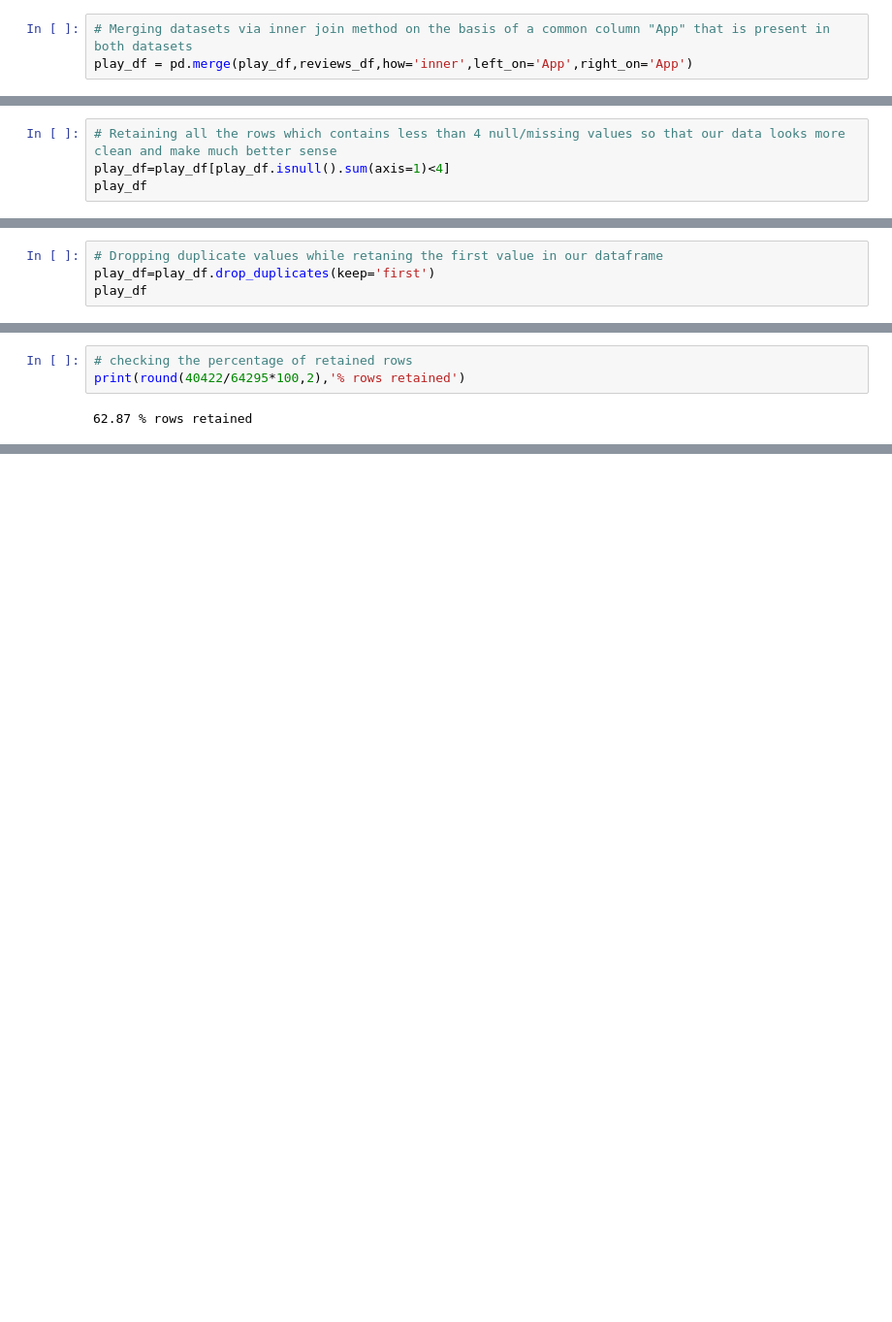
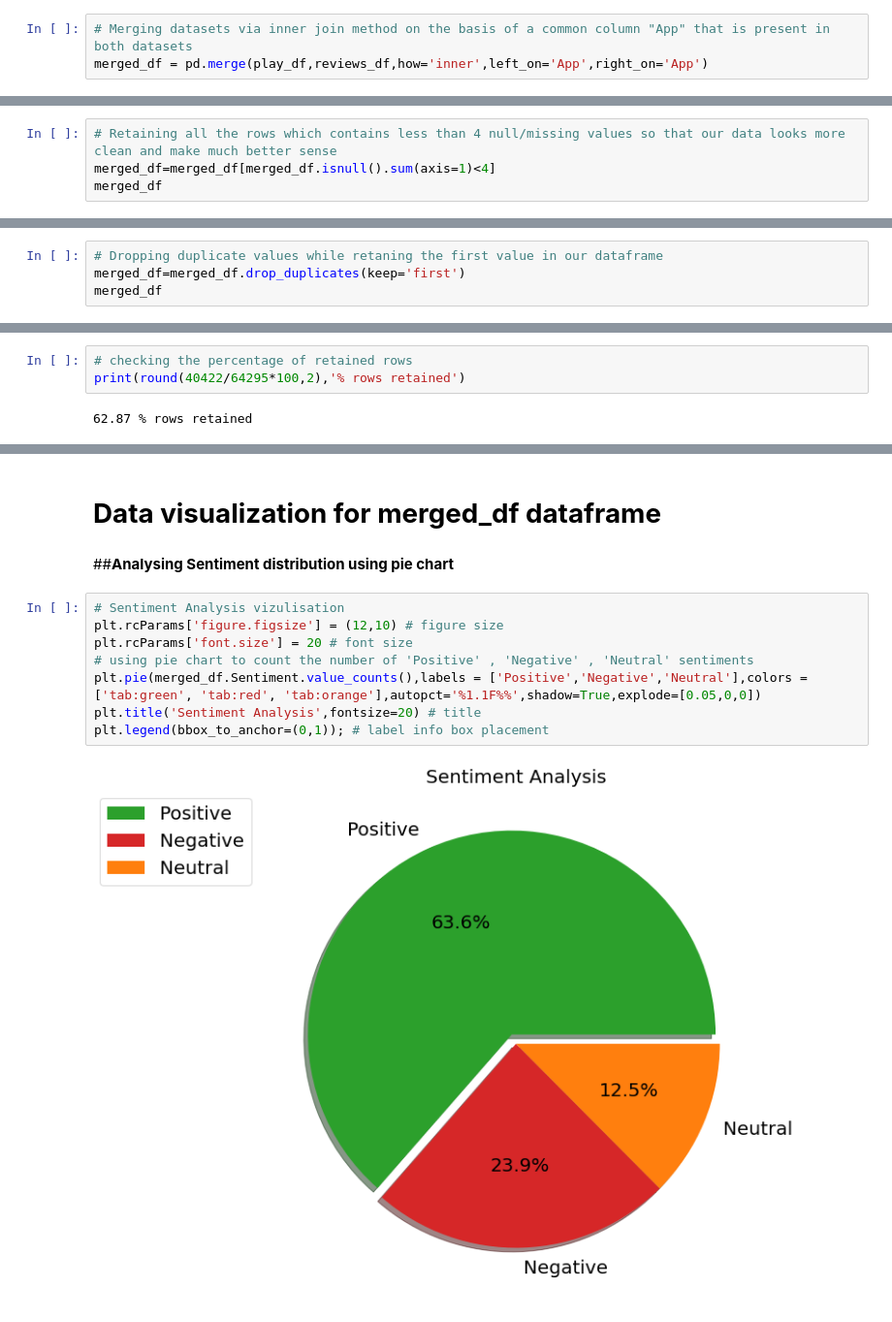
Before and after one commit to amol004/Google-Play-Store-EDA, a Jupyter notebook: Capstone_Project_Google_play_store_review_analysis_(EDA)_Notebook_{Amol_Thakur}.ipynb, the cells around one changed output, grey strips where cells are left out. Shown at 97% size. Drawn from its saved outputs; the diff is of its cells as text; blank space fills up the shorter version.

```diff
--- a/Capstone_Project_Google_play_store_review_analysis_(EDA)_Notebook_{Amol_Thakur}.ipynb
+++ b/Capstone_Project_Google_play_store_review_analysis_(EDA)_Notebook_{Amol_Thakur}.ipynb
@@ -1118,5 +1132,5 @@ memory usage: 2.5+ MB
 # %%
 # Merging datasets via inner join method on the basis of a common column "App" that is present in both datasets
-play_df = pd.merge(play_df,reviews_df,how='inner',left_on='App',right_on='App')
+merged_df = pd.merge(play_df,reviews_df,how='inner',left_on='App',right_on='App')
 # %%
 # Let's checkout our new merged dataset
@@ -1242,8 +1261,8 @@ msno.matrix(play_df);
 ## **Filtering values**
 # %%
 # Retaining all the rows which contains less than 4 null/missing values so that our data looks more clean and make much better sense
-play_df=play_df[play_df.isnull().sum(axis=1)<4]
-play_df
+merged_df=merged_df[merged_df.isnull().sum(axis=1)<4]
+merged_df
 # %% [output]
 |  | App | Category | Rating | Reviews | Size(in Mb) | Installs | Type | Price($) | Content Rating | ... |
 | 0 | Coloring book moana | ART_AND_DESIGN | 3.9 | 967 | 14.0 | 500000 | Free | 0.0 | Everyone | ... |
@@ -1264,8 +1283,8 @@ play_df
 ## **Removing duplicate values**
 # %%
 # Dropping duplicate values while retaning the first value in our dataframe
-play_df=play_df.drop_duplicates(keep='first')
-play_df
+merged_df=merged_df.drop_duplicates(keep='first')
+merged_df
 # %% [output]
 |  | App | Category | Rating | Reviews | Size(in Mb) | Installs | Type | Price($) | Content Rating | ... |
 | 0 | Coloring book moana | ART_AND_DESIGN | 3.9 | 967 | 14.0 | 500000 | Free | 0.0 | Everyone | ... |
@@ -1300,0 +1341,14 @@ print(round(40422/64295*100,2),'% rows retained')
+# %% [markdown]
+# **Data visualization for merged_df dataframe**
+# %% [markdown]
+##**Analysing Sentiment distribution using pie chart**
+# %%
+# Sentiment Analysis vizulisation
+plt.rcParams['figure.figsize'] = (12,10) # figure size
+plt.rcParams['font.size'] = 20 # font size
+# using pie chart to count the number of 'Positive' , 'Negative' , 'Neutral' sentiments
+plt.pie(merged_df.Sentiment.value_counts(),labels = ['Positive','Negative','Neutral'],colors = ['tab:green', 'tab:red', 'tab:orange'],autopct='%1.1F%%',shadow=True,explode=[0.05,0,0])
+plt.title('Sentiment Analysis',fontsize=20) # title
+plt.legend(bbox_to_anchor=(0,1)); # label info box placement
+# %% [output]
+[figure, added]
```
Also changed, not shown: parts of 24 cells of this notebook.
